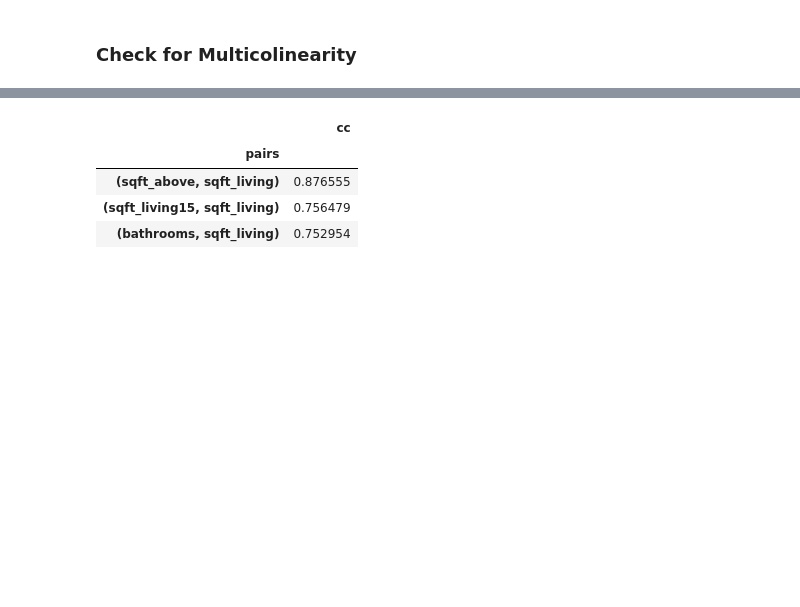
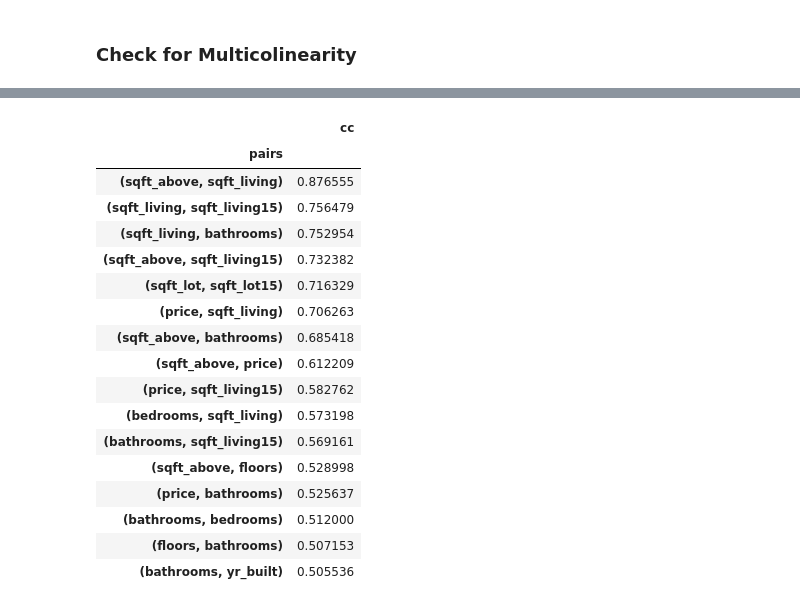
Before and after one commit to WatiriVivian/Phase2-DataScience-Project, a Jupyter notebook: student.ipynb, the cells around one changed output, grey strips where cells are left out. Saved outputs shown, nothing was run; the diff lists cells and outputs as text; code cells hidden in the pictures; blank space fills up the shorter version.

```diff
--- a/student.ipynb
+++ b/student.ipynb
@@ -250,5 +233,3 @@ kingcounty_df['grade']
 21594       7 Average
 21596       7 Average
 Name: grade, Length: 15344, dtype: object
-# %%
-kingcounty_df.drop('date', axis = 1, inplace = True)
@@ -436,0 +449,36 @@ KeyError: 'date'
+# %%
+#GPS cordinates of Cascadia Elemntary School - 	Long :47.694038, Lat: -122.337558
+#Now Using Haversine Formula calculate distance from Cascadia Elementary School
+import math
+
+def haversine_distance(lat1, lon1, lat2, lon2):
+    # Convert latitude and longitude from degrees to radians
+    lat1_rad = math.radians(lat1)
+    lon1_rad = math.radians(lon1)
+    lat2_rad = math.radians(lat2)
+    lon2_rad = math.radians(lon2)
+
+    # Radius of the Earth in kilometers
+    radius = 6371
+
+    # Haversine formula
+    dlat = lat2_rad - lat1_rad
+    dlon = lon2_rad - lon1_rad
+    a = math.sin(dlat/2) * math.sin(dlat/2) + math.cos(lat1_rad) * math.cos(lat2_rad) * math.sin(dlon/2) * math.sin(dlon/2)
+    c = 2 * math.atan2(math.sqrt(a), math.sqrt(1-a))
+    distance = radius * c
+
+    return distance
+# %%
+#Seattle is 47.6062° N, -122.3321° W </b
+
+kingcounty_df['distance_from_seattle'] = kingcounty_df.apply(lambda row: haversine_distance(row['lat'], row['long'], 47.6062, -122.3321), axis=1)
+
+# Create a scatter plot
+plt.scatter(kingcounty_df['distance_from_seattle'], kingcounty_df['price'])
+plt.xlabel('Distance from Seattle')
+plt.ylabel('Price')
+plt.title('Correlation between Distance from Seattle and Price')
+
+# Display the plot
+plt.show()
@@ -437,7 +492,7 @@ KeyError: 'date'
 # %% [markdown]
 ## Preprocessing
 # %%
-data_df = kingcounty_df.drop(["id", "view", "condition", "grade", "view_num", "waterfront_num", "date_column","zipcode","lat","long"], axis=1)
+data_df = kingcounty_df.drop(["id","month","view", "condition", "grade", "view_num",  "date","zipcode","lat","long"], axis=1)
 data_df
 # %% [output]
 |  | price | bedrooms | bathrooms | sqft_living | sqft_lot | floors | waterfront | sqft_above | sqft_basement | ... |
@@ -552,10 +592,23 @@ df.columns = ['cc']
 # for the sake of exercise, kept it in.
 df.drop_duplicates(inplace=True)
 # %%
-df[(df.cc>.75) & (df.cc <1)] #  checking for features that have a high multicolineaity of above  0.75
+df[(df.cc>.50) & (df.cc <1)] #  checking for features that have a high multicolineaity of above  0.75
 # %% [output]
 |  | cc |
 | pairs |  |
 | (sqft_above, sqft_living) | 0.876555 |
-| (sqft_living15, sqft_living) | 0.756479 |
-| (bathrooms, sqft_living) | 0.752954 |
+| (sqft_living, sqft_living15) | 0.756479 |
+| (sqft_living, bathrooms) | 0.752954 |
+| (sqft_above, sqft_living15) | 0.732382 |
+| (sqft_lot, sqft_lot15) | 0.716329 |
+| (price, sqft_living) | 0.706263 |
+| (sqft_above, bathrooms) | 0.685418 |
+| (sqft_above, price) | 0.612209 |
+| (price, sqft_living15) | 0.582762 |
+| (bedrooms, sqft_living) | 0.573198 |
+| (bathrooms, sqft_living15) | 0.569161 |
+| (sqft_above, floors) | 0.528998 |
+| (price, bathrooms) | 0.525637 |
+| (bathrooms, bedrooms) | 0.512000 |
+| (floors, bathrooms) | 0.507153 |
+| (bathrooms, yr_built) | 0.505536 |
```
Also changed, not shown: parts of 21 cells of this notebook.
